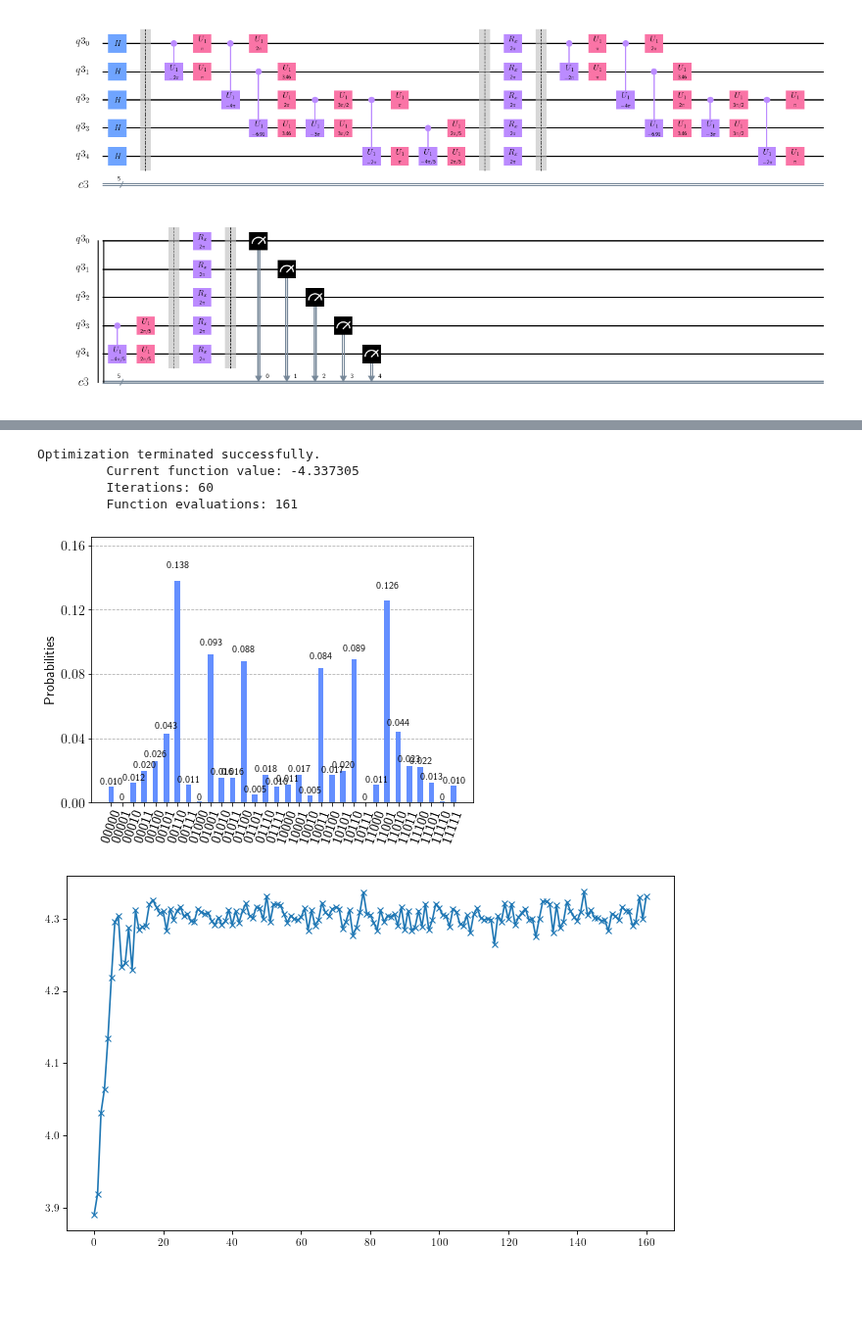
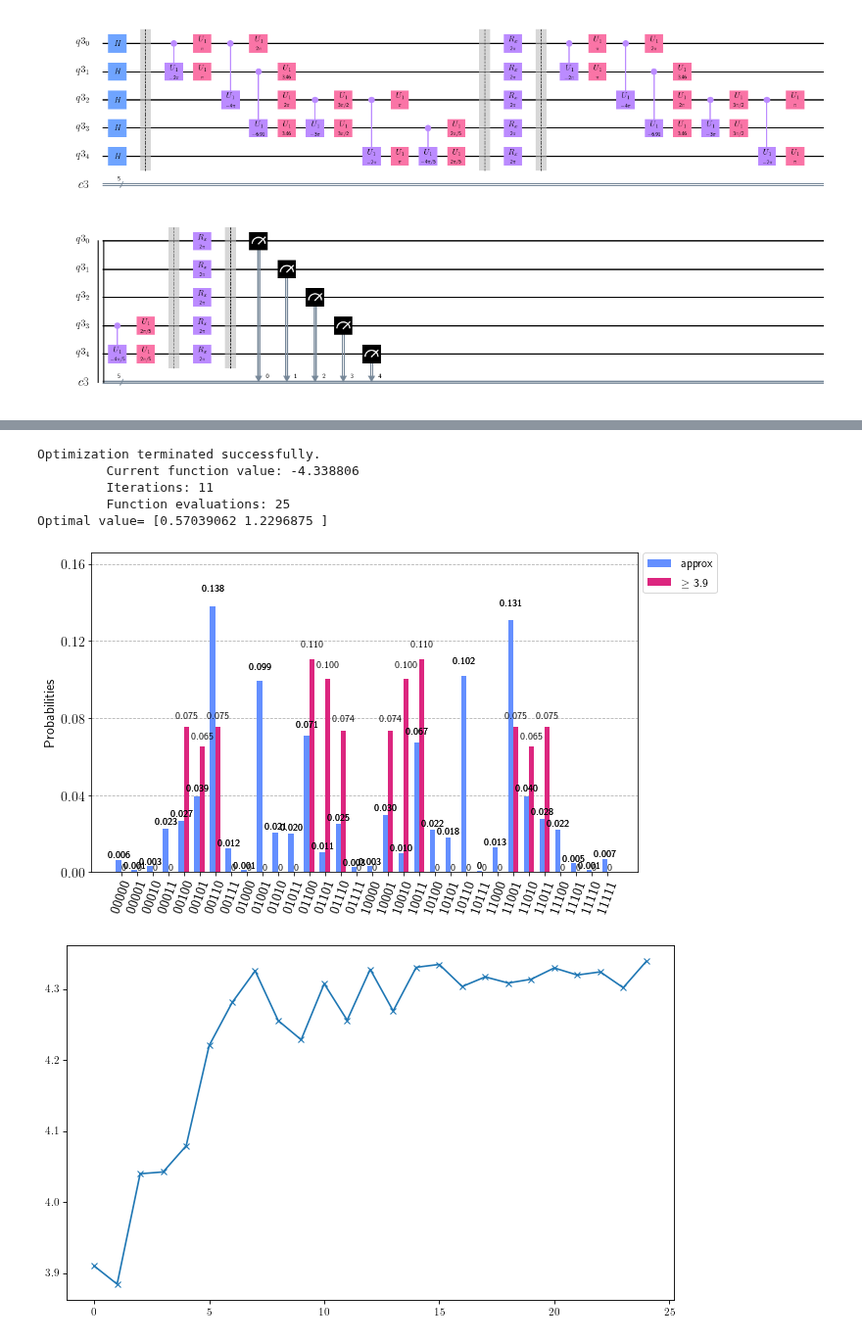
Before and after one commit to OpenQuantumComputing/optimization, a Jupyter notebook: House MaxCut.ipynb, the cells around one changed output, grey strips where cells are left out. Shown at 98% size. Saved outputs shown, nothing was run; the diff lists cells and outputs as text; code cells hidden in the pictures; blank space fills up the shorter version.

Commit message:
updated notebooks with better plotting

```diff
--- a/House MaxCut.ipynb
+++ b/House MaxCut.ipynb
@@ -59,0 +40,3 @@ listcosts_MaxCut(G)
+# %%
+costs=listSortedCosts_MaxCut(G)
+costs
@@ -60,3 +61,13 @@ listcosts_MaxCut(G)
+# %%
+best_solutions={}
+for key in costs:
+    if costs[key]>=3.9:
+        best_solutions[key] = costs[key]
+# %%
+ideal_solutions={}
+for key in costs:
+    if costs[key]>=6.5:
+        ideal_solutions[key] = 100
 # %%
 def expectationValue(data,G):
     E=[]
@@ -107,30 +118,32 @@ def getval(x, backend, depth=1, version=1, noisemodel=None):
 # %%
 version=1
 it=0
 gamma={}
 beta={}
 values={}
 out=opt.minimize(getval, x0=(.7,1), method='Nelder-Mead',\
                  args=(backend_sim,1,version,None),\
              options={'xatol': 1e-2, 'fatol': 1e-2, 'disp': True})
-
+print("Optimal value=",out.x)
 f = pl.figure(figsize=(10, 6), dpi= 80, facecolor='w', edgecolor='k');
 pl.plot(list(values.values()),'x-')
 
 f = pl.figure(figsize=(10, 6), dpi= 80, facecolor='w', edgecolor='k');
 pl.imshow(np.array(Elandscape_v1).reshape(n,n),interpolation='bicubic',origin='lower',extent=[-np.pi/2,np.pi,-np.pi/2,np.pi])
 pl.colorbar()
 pl.xlabel(r'$\gamma$')
 pl.ylabel(r'$\beta$')
 pl.plot(list(gamma.values()),list(beta.values()),'ko-')
 pl.plot(out.x[0],out.x[1],'xr')
 
-j = execute(createCircuit_MaxCut(out.x,G,1,version), backend_sim, shots=1024*2*2*2)
-plot_histogram(j.result().get_counts())
+jv1 = execute(createCircuit_MaxCut(out.x,G,1,version), backend_sim, shots=1024*2*2*2)
+
+plot_histogram([jv1.result().get_counts(),best_solutions], figsize=(10, 6), legend=['approx',r'$\geq$ 3.9'])
 # %% [output]
 Optimization terminated successfully.
-         Current function value: -4.337305
-         Iterations: 60
-         Function evaluations: 161
+         Current function value: -4.338806
+         Iterations: 11
+         Function evaluations: 25
+Optimal value= [0.57039062 1.2296875 ]
-[figure, old version]
+[figure, new version]
-[figure, old version]
+[figure, new version]
```
Also changed, not shown: parts of 7 cells of this notebook, 4 other files.
